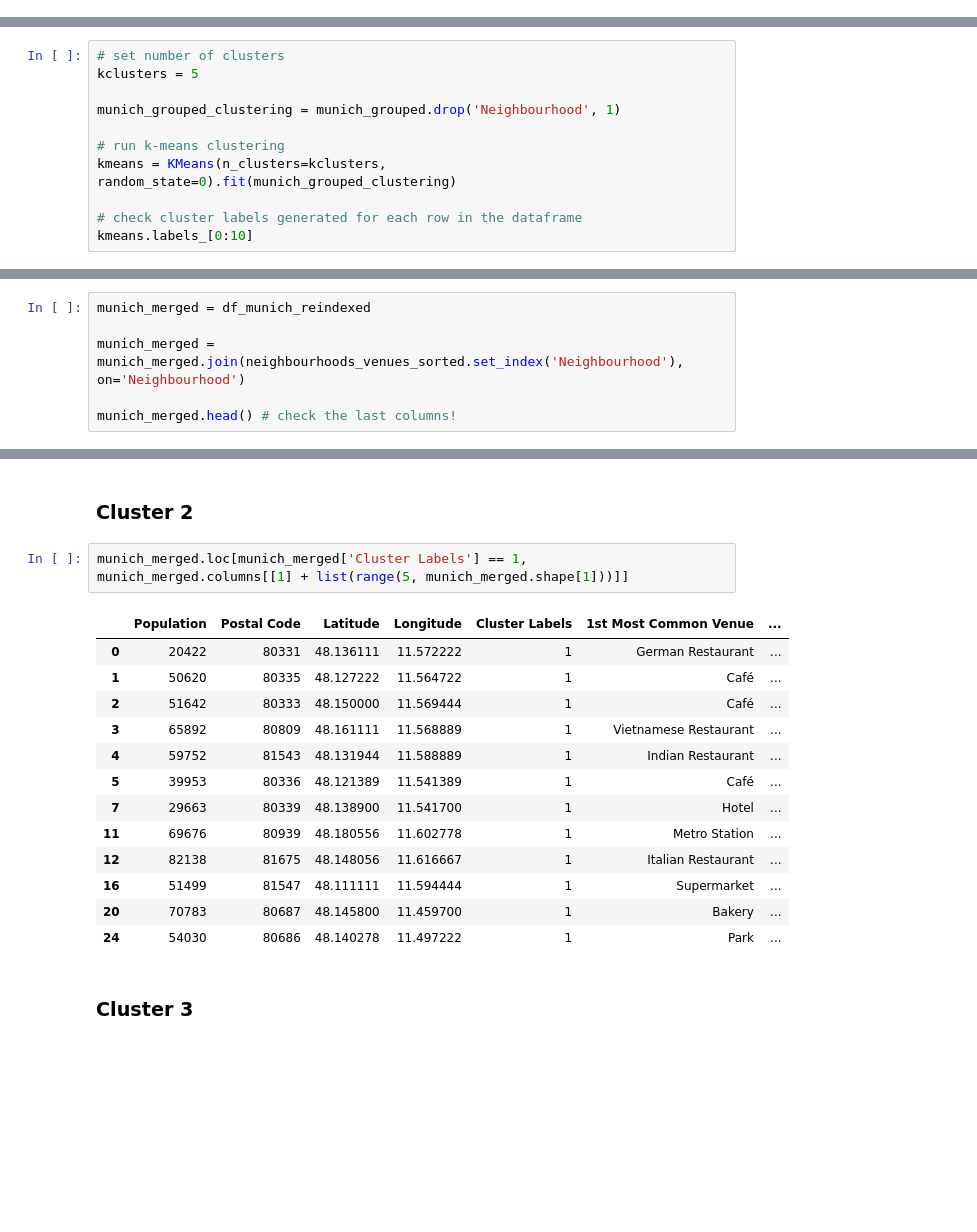
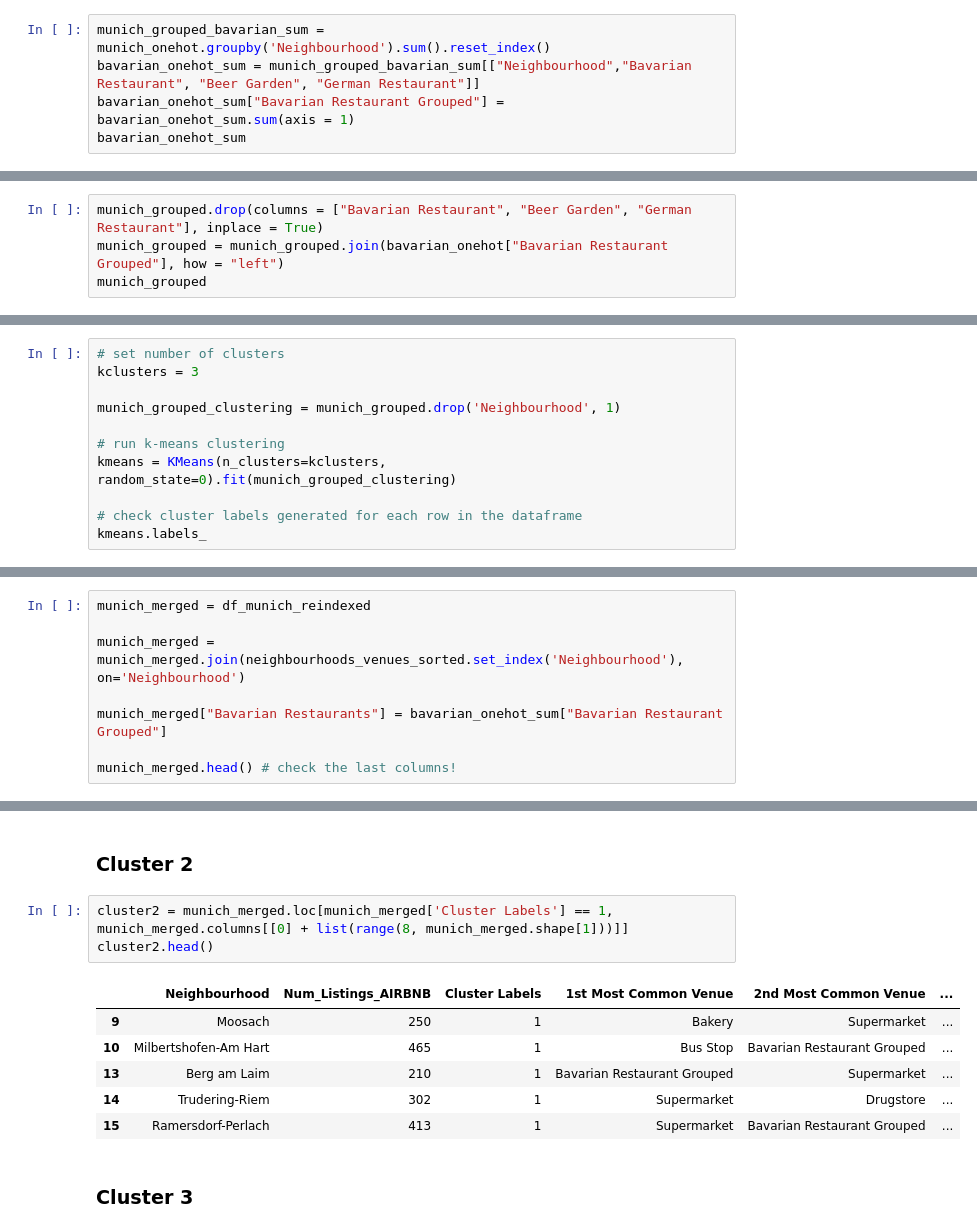
Before and after one commit to M0n01ith/Coursera_Capstone, a Jupyter notebook: Coursera Capstone Project Munich.ipynb, the cells around one changed output, grey strips where cells are left out. Drawn from its saved outputs; the diff is of its cells as text; blank space fills up the shorter version.

```diff
--- a/Coursera Capstone Project Munich.ipynb
+++ b/Coursera Capstone Project Munich.ipynb
@@ -340,0 +419,5 @@ munich_grouped
+# %%
+munich_grouped_bavarian_sum = munich_onehot.groupby('Neighbourhood').sum().reset_index()
+bavarian_onehot_sum = munich_grouped_bavarian_sum[["Neighbourhood","Bavarian Restaurant", "Beer Garden", "German Restaurant"]]
+bavarian_onehot_sum["Bavarian Restaurant Grouped"] = bavarian_onehot_sum.sum(axis = 1)
+bavarian_onehot_sum
@@ -340,0 +447,4 @@ munich_grouped
+# %%
+munich_grouped.drop(columns = ["Bavarian Restaurant", "Beer Garden", "German Restaurant"], inplace = True)
+munich_grouped = munich_grouped.join(bavarian_onehot["Bavarian Restaurant Grouped"], how = "left")
+munich_grouped
@@ -408,7 +537,7 @@ neighbourhoods_venues_sorted.head()
 Run *k*-means to cluster the neighborhood into 5 clusters.
 # %%
 # set number of clusters
-kclusters = 5
+kclusters = 3
 
 munich_grouped_clustering = munich_grouped.drop('Neighbourhood', 1)
 
@@ -416,5 +545,5 @@ munich_grouped_clustering = munich_grouped.drop('Neighbourhood', 1)
 kmeans = KMeans(n_clusters=kclusters, random_state=0).fit(munich_grouped_clustering)
 
 # check cluster labels generated for each row in the dataframe
-kmeans.labels_[0:10]
+kmeans.labels_
 # %% [output]
@@ -427,6 +557,8 @@ munich_merged = df_munich_reindexed
 
 munich_merged = munich_merged.join(neighbourhoods_venues_sorted.set_index('Neighbourhood'), on='Neighbourhood')
 
+munich_merged["Bavarian Restaurants"] = bavarian_onehot_sum["Bavarian Restaurant Grouped"]
+
 munich_merged.head() # check the last columns!
 # %% [output]
 |  | Neighbourhood | Population | Area | Density | Percentage | Postal Code | Latitude | Longitude | ... |
@@ -448,21 +596,15 @@ munich_merged.loc[munich_merged['Cluster Labels'] == 0, munich_merged.columns[[1
 # %% [markdown]
 <h3> Cluster 2
 # %%
-munich_merged.loc[munich_merged['Cluster Labels'] == 1, munich_merged.columns[[1] + list(range(5, munich_merged.shape[1]))]]
+cluster2 = munich_merged.loc[munich_merged['Cluster Labels'] == 1, munich_merged.columns[[0] + list(range(8, munich_merged.shape[1]))]]
+cluster2.head()
 # %% [output]
-|  | Population | Postal Code | Latitude | Longitude | Cluster Labels | 1st Most Common Venue | ... |
-| 0 | 20422 | 80331 | 48.136111 | 11.572222 | 1 | German Restaurant | ... |
-| 1 | 50620 | 80335 | 48.127222 | 11.564722 | 1 | Café | ... |
-| 2 | 51642 | 80333 | 48.150000 | 11.569444 | 1 | Café | ... |
-| 3 | 65892 | 80809 | 48.161111 | 11.568889 | 1 | Vietnamese Restaurant | ... |
-| 4 | 59752 | 81543 | 48.131944 | 11.588889 | 1 | Indian Restaurant | ... |
-| 5 | 39953 | 80336 | 48.121389 | 11.541389 | 1 | Café | ... |
-| 7 | 29663 | 80339 | 48.138900 | 11.541700 | 1 | Hotel | ... |
-| 11 | 69676 | 80939 | 48.180556 | 11.602778 | 1 | Metro Station | ... |
-| 12 | 82138 | 81675 | 48.148056 | 11.616667 | 1 | Italian Restaurant | ... |
-| 16 | 51499 | 81547 | 48.111111 | 11.594444 | 1 | Supermarket | ... |
-| 20 | 70783 | 80687 | 48.145800 | 11.459700 | 1 | Bakery | ... |
-| 24 | 54030 | 80686 | 48.140278 | 11.497222 | 1 | Park | ... |
+|  | Neighbourhood | Num_Listings_AIRBNB | Cluster Labels | 1st Most Common Venue | 2nd Most Common Venue | ... |
+| 9 | Moosach | 250 | 1 | Bakery | Supermarket | ... |
+| 10 | Milbertshofen-Am Hart | 465 | 1 | Bus Stop | Bavarian Restaurant Grouped | ... |
+| 13 | Berg am Laim | 210 | 1 | Bavarian Restaurant Grouped | Supermarket | ... |
+| 14 | Trudering-Riem | 302 | 1 | Supermarket | Drugstore | ... |
+| 15 | Ramersdorf-Perlach | 413 | 1 | Supermarket | Bavarian Restaurant Grouped | ... |
 # %% [markdown]
 <h3> Cluster 3
 # %%
```
Also changed, not shown: parts of 59 cells of this notebook.
